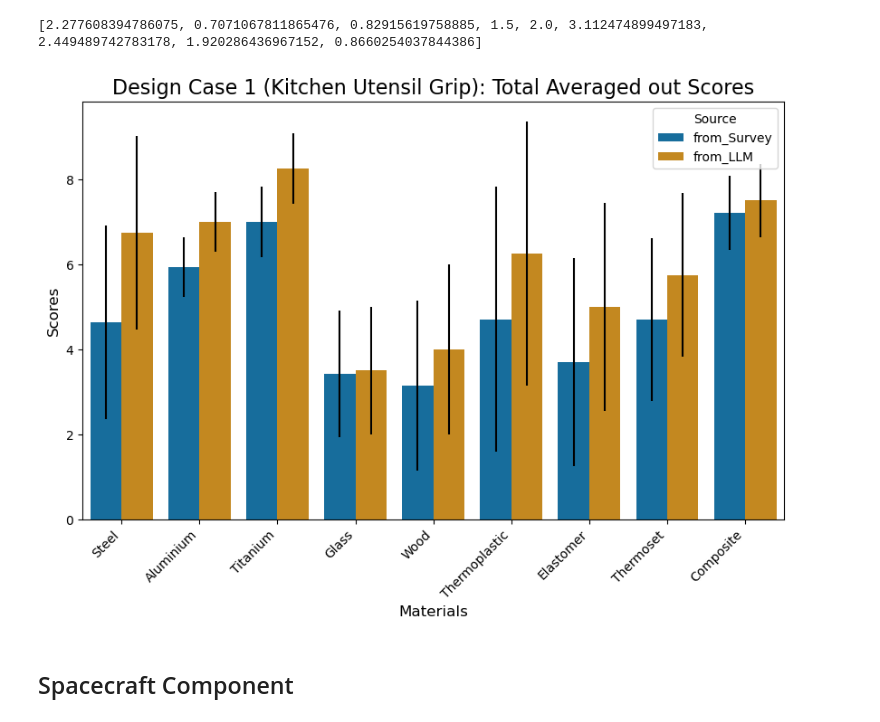
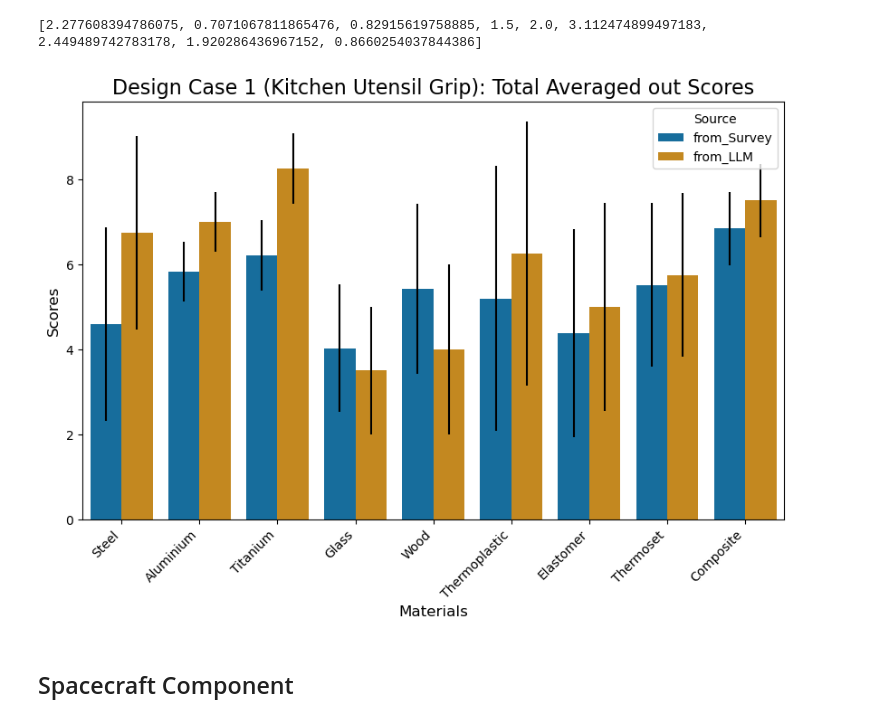
Before and after one commit to cmudrc/LLM-for-Material-Selection, a Jupyter notebook: SurveyLLM comparison.ipynb, the cells around one changed output. Saved outputs shown, nothing was run; the diff lists cells and outputs as text; code cells hidden in the pictures.

```diff
--- a/SurveyLLM comparison.ipynb
+++ b/SurveyLLM comparison.ipynb
@@ -1215,35 +1214,35 @@ print(std_list_kitchen)
 # %% [output]
 [2.277608394786075, 0.7071067811865476, 0.82915619758885, 1.5, 2.0, 3.112474899497183, 2.449489742783178, 1.920286436967152, 0.8660254037844386]
 # %%
-survey_list = [mean_steel_total, mean_aluminium_total, mean_titanium_total, mean_glass_total, mean_wood_total, mean_thermoplastic_total, mean_elastomer_total, mean_thermoset_total, mean_composite_total]
+survey_list = [mean_kitchen_steel, mean_kitchen_aluminium, mean_kitchen_titanium, mean_kitchen_glass, mean_kitchen_wood, mean_kitchen_thermoplastic, mean_kitchen_elastomer, mean_kitchen_thermoset, mean_kitchen_composite]
 
 llm_list_kitchen =  [average_scores_kitchen['Steel'], average_scores_kitchen['Aluminium'], average_scores_kitchen['Titanium'], average_scores_kitchen['Glass'], average_scores_kitchen['Wood'], average_scores_kitchen['Thermoplastic'], average_scores_kitchen['Elastomer'], average_scores_kitchen['Thermoset'], average_scores_kitchen['Composite']]
 
 sorted_survey_list = sorted(survey_list)
 sorted_llm_list_kitchen = sorted(llm_list_kitchen)
 
 
 data_kitchen = pd.DataFrame({
     'Materials': materials * 2,
     'Scores': survey_list + llm_list_kitchen,
     'Source': ['from_Survey'] * len(materials) + ['from_LLM'] * len(materials),
     # 'Error': [std if source == 'from_Survey' else None for source, std in zip(['from_Survey'] * len(materials), std_list_kitchen)]
 })
 
 plt.figure(figsize=(10, 6))
 color_palette = sns.color_palette("colorblind")
 
 # Plot the bar chart with the colorblind-friendly palette
 sns.barplot(x='Materials', y='Scores', hue='Source', data=data_kitchen, yerr=std_list_kitchen[:len(materials)], palette=color_palette)
 # sns.barplot(x='Materials', y='Scores', hue='Source', data=data_kitchen, palette=color_palette)
 plt.xlabel('Materials', fontsize=12)
 plt.ylabel('Scores', fontsize=12)
 plt.title('Design Case 1 (Kitchen Utensil Grip): Total Averaged out Scores', fontsize=16)
 plt.xticks(rotation=45, ha='right')
 plt.legend(title='Source')
 plt.show()
 # %% [output]
-[figure, old version]
+[figure, new version]
 # %% [markdown]
 ## Spacecraft Component
 # %%
```
Also changed, not shown: parts of 11 cells of this notebook, 2 other files.
